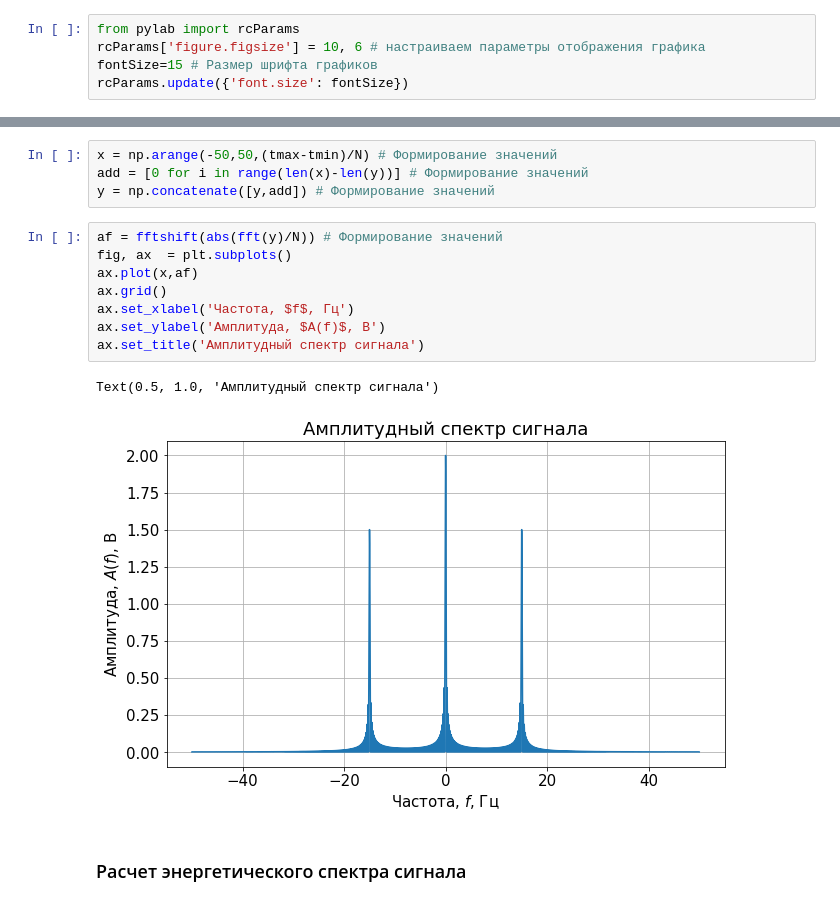
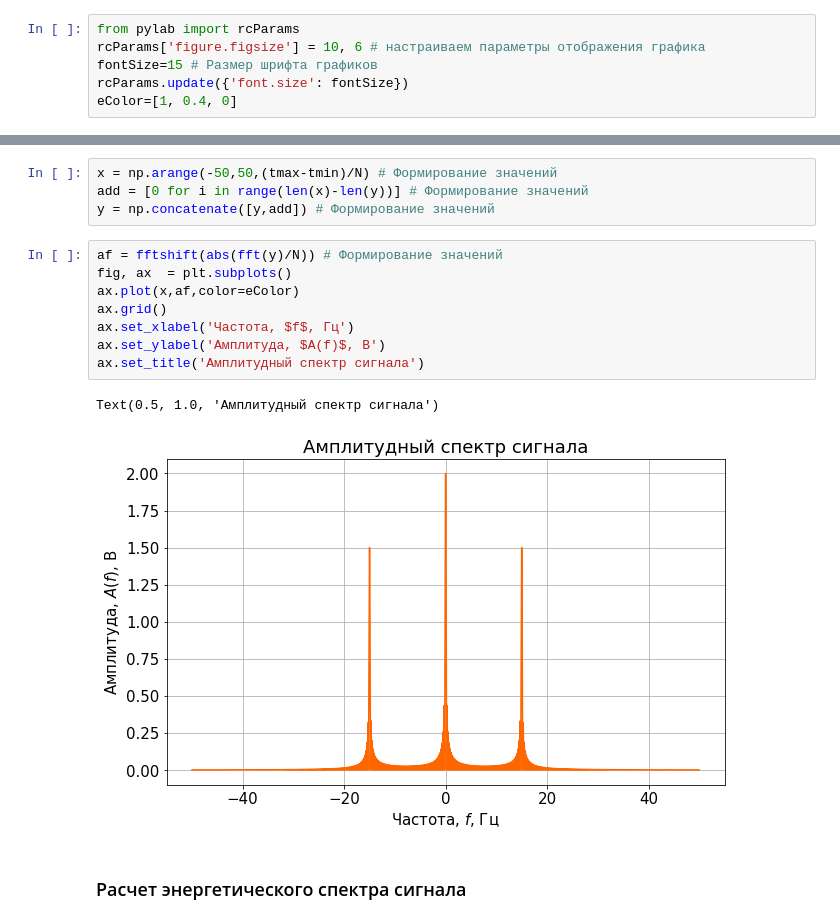
Before and after one commit to SakuraOneLove/DSP-2020, a Jupyter notebook: Lab_2.ipynb, the cells around one changed output, grey strips where cells are left out. Saved outputs shown, nothing was run; the diff lists cells and outputs as text.

```diff
--- a/Lab_2.ipynb
+++ b/Lab_2.ipynb
@@ -16,6 +16,7 @@ from pylab import rcParams
 rcParams['figure.figsize'] = 10, 6 # настраиваем параметры отображения графика
 fontSize=15 # Размер шрифта графиков
 rcParams.update({'font.size': fontSize})
+eColor=[1, 0.4, 0]
 # %%
 A0=2; # Постоянная составляющая сигнала
 A=3; # Амплитуда сигнала
@@ -154,14 +155,14 @@ y = np.concatenate([y,add]) # Формирование значений
 # %%
 af = fftshift(abs(fft(y)/N)) # Формирование значений
 fig, ax  = plt.subplots()
-ax.plot(x,af)
+ax.plot(x,af,color=eColor)
 ax.grid()
 ax.set_xlabel('Частота, $f$, Гц')
 ax.set_ylabel('Амплитуда, $A(f)$, В')
 ax.set_title('Амплитудный спектр сигнала')
 # %% [output]
 Text(0.5, 1.0, 'Амплитудный спектр сигнала')
-[figure, old version]
+[figure, new version]
 # %% [markdown]
 ### Расчет энергетического спектра сигнала
 # %%
```
Also changed, not shown: parts of 7 cells of this notebook.
